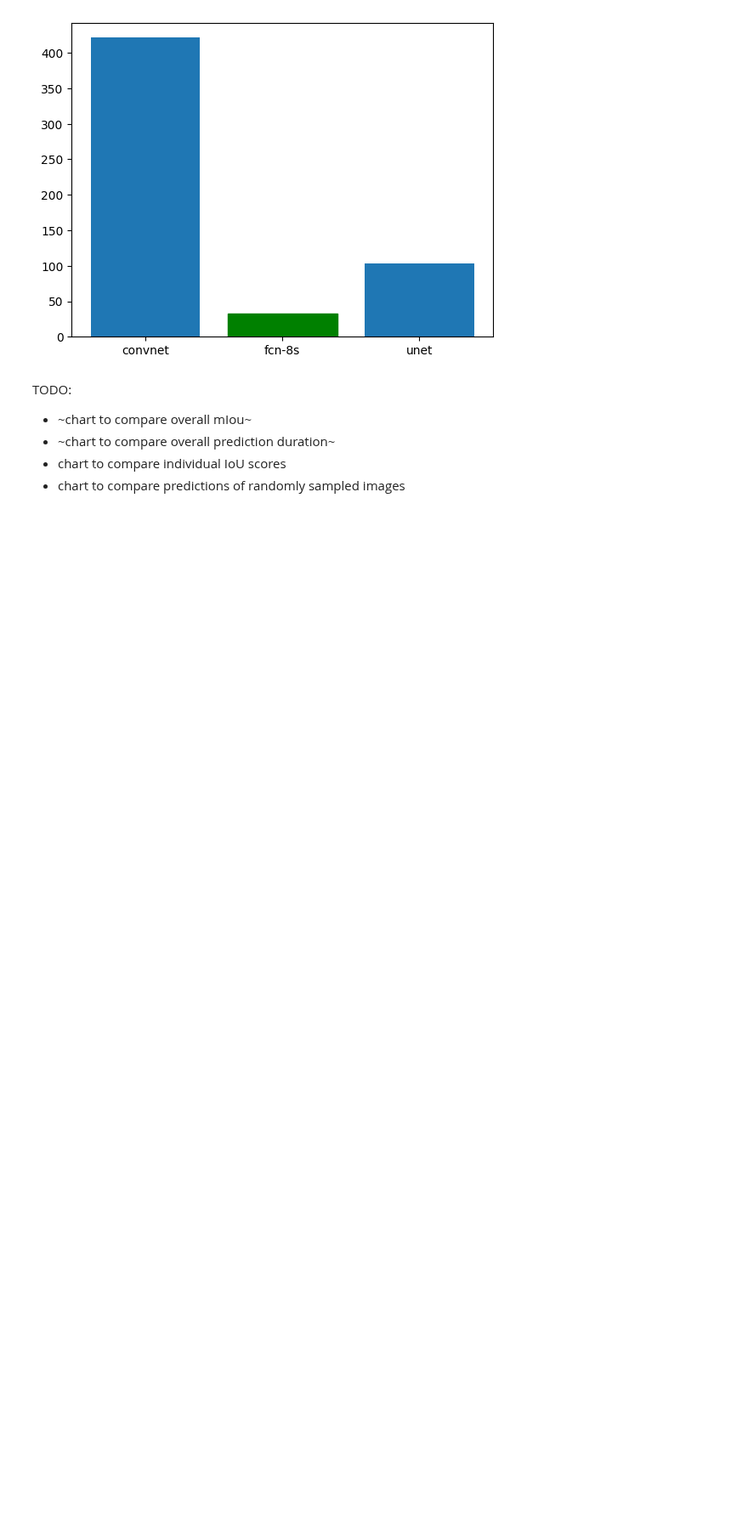
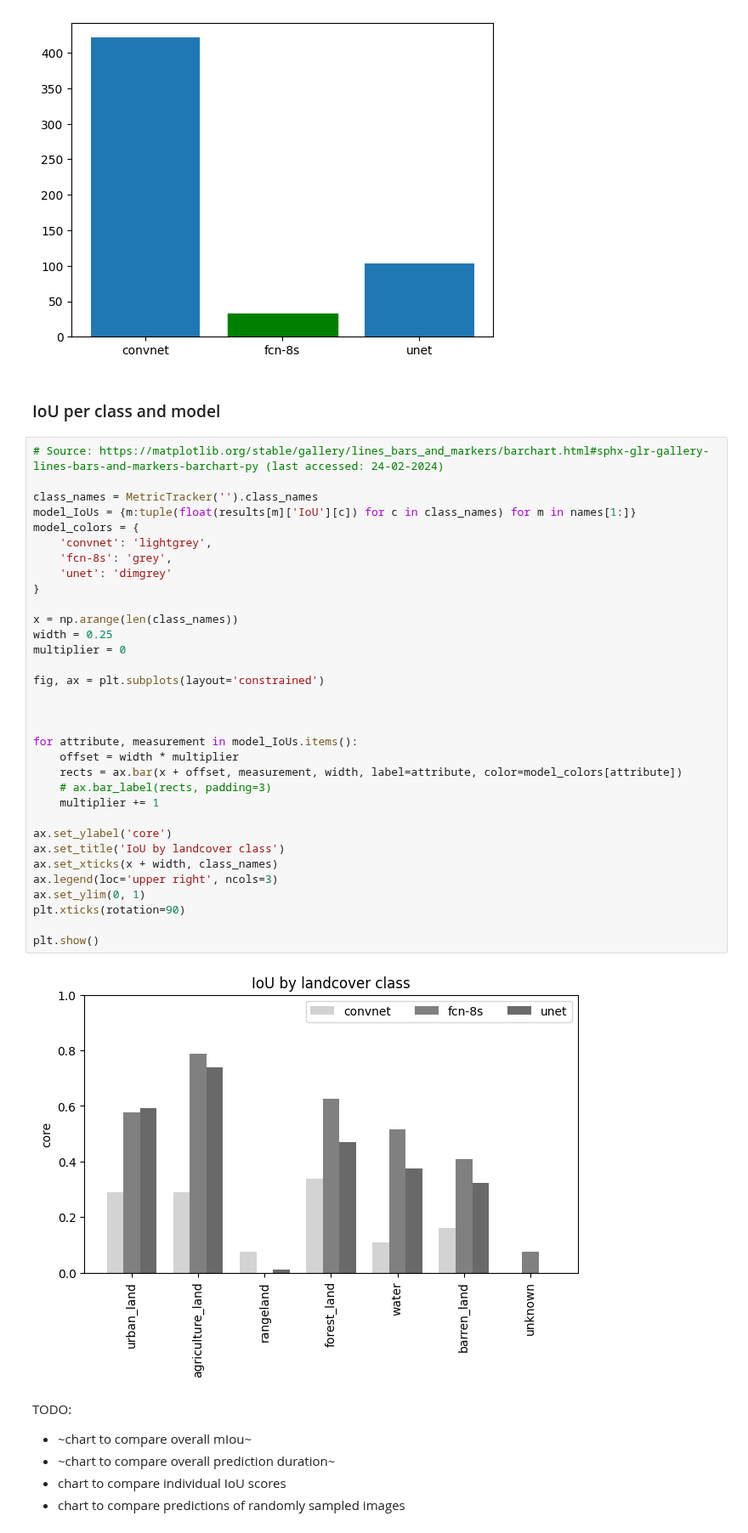
Before and after one commit to rondo-lehner/CM3070_Final_project, a Jupyter notebook: notebooks/ev_01_evaluate_models.ipynb, the cells around one changed output. Shown at 85% size. Drawn from its saved outputs; the diff is of its cells as text; blank space fills up the shorter version.

Commit message:
WIP added IoU by class chart

```diff
--- a/notebooks/ev_01_evaluate_models.ipynb
+++ b/notebooks/ev_01_evaluate_models.ipynb
@@ -463,6 +463,43 @@ ax.set_ylim(0, None)
 plt.show()
 # %% [output]
 [figure]
+# %% [markdown]
+### IoU per class and model
+# %%
+# Source: https://matplotlib.org/stable/gallery/lines_bars_and_markers/barchart.html#sphx-glr-gallery-lines-bars-and-markers-barchart-py (last accessed: 24-02-2024)
+
+class_names = MetricTracker('').class_names
+model_IoUs = {m:tuple(float(results[m]['IoU'][c]) for c in class_names) for m in names[1:]}
+model_colors = {
+    'convnet': 'lightgrey',
+    'fcn-8s': 'grey',
+    'unet': 'dimgrey'
+}
+
+x = np.arange(len(class_names))
+width = 0.25
+multiplier = 0
+
+fig, ax = plt.subplots(layout='constrained')
+
+
+
+for attribute, measurement in model_IoUs.items():
+    offset = width * multiplier
+    rects = ax.bar(x + offset, measurement, width, label=attribute, color=model_colors[attribute])
+    # ax.bar_label(rects, padding=3)
+    multiplier += 1
+
+ax.set_ylabel('core')
+ax.set_title('IoU by landcover class')
+ax.set_xticks(x + width, class_names)
+ax.legend(loc='upper right', ncols=3)
+ax.set_ylim(0, 1)
+plt.xticks(rotation=90)
+
+plt.show()
+# %% [output]
+[figure, added]
 # %% [markdown]
 TODO:
 * ~chart to compare overall mIou~
```
